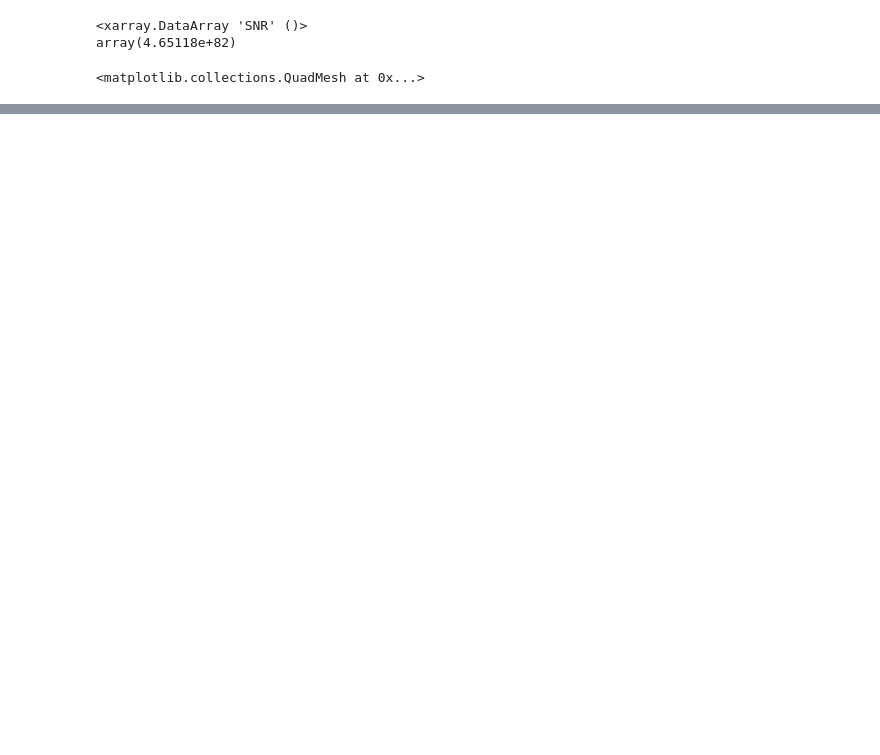
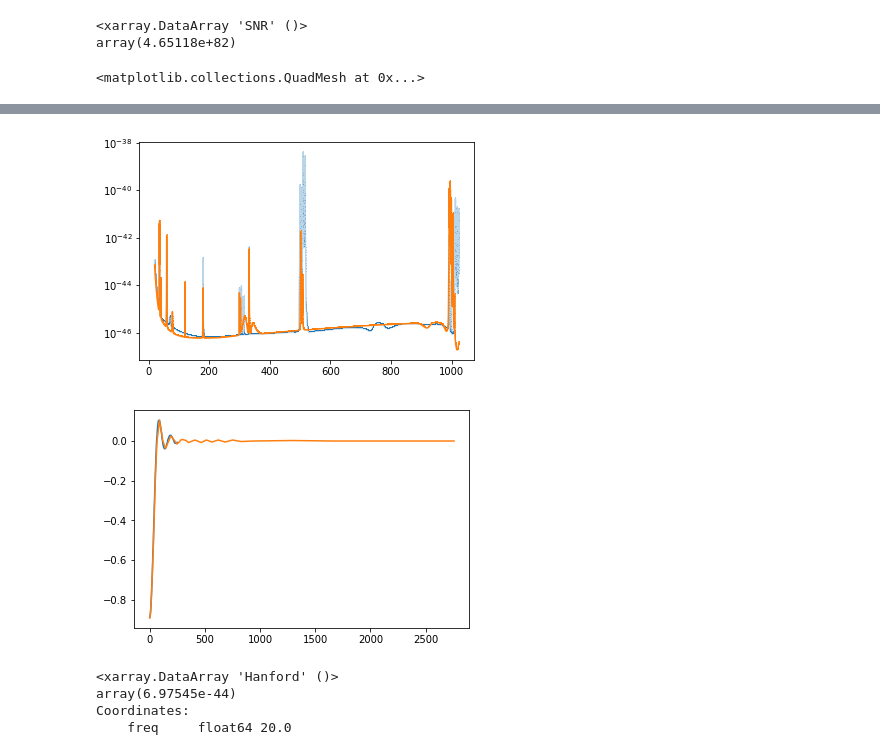
Before and after one commit to afarah18/stochastic_cosmo, a Jupyter notebook: horizon_dist_calculator.ipynb, the cells around one changed output, grey strips where cells are left out. Drawn from its saved outputs; the diff is of its cells as text; code cells hidden in the pictures; blank space fills up the shorter version.

```diff
--- a/horizon_dist_calculator.ipynb
+++ b/horizon_dist_calculator.ipynb
@@ -416,6 +417,6 @@ $1.6212578 \times 10^{74} \; \mathrm{}$
 # %%
-olr_below = np.genfromtxt("data/overlap_reduction_below_200hz.csv",delimiter=',')
-olr_below=olr_below[:-2]
+# olr_below = np.genfromtxt("data/overlap_reduction_below_200hz.csv",delimiter=',')
+# olr_below=olr_below[:-2]
 # olr_above=np.genfromtxt("data/overlap_reduction_above_200hz.csv",delimiter=',')
 # PSDs = pd.read_csv("data/GWTC1_GW150914_PSDs.dat",sep='\t')
 #janky way to enforce equal masses with 30 Msun cirp mass
@@ -499,0 +556,15 @@ np.interp(50, f, array)
+# %%
+plt.plot(PSDs['# Freq (Hz)'],PSDs['LIGO_Livingston_PSD (1/Hz)'],marker=',',alpha=0.3)
+plt.plot(PSDs['# Freq (Hz)'],PSDs['LIGO_Hanford_PSD (1/Hz)'],marker=',')
+# plt.xlim(10,800)
+plt.yscale('log')
+plt.show()
+
+plt.plot(olr_below[:,0],olr_below[:,1])
+plt.plot(olr_above[:,0],olr_above[:,1])
+plt.show()
+
+#todo: plot integrand and see if its approximateable
+# %% [output]
+[figure, added]
+[figure, added]
@@ -499,0 +577,7 @@ np.interp(50, f, array)
+# %%
+PSD_xr.sel(freq=20,method='nearest').Hanford
+# %% [output]
+<xarray.DataArray 'Hanford' ()>
+array(6.97545e-44)
+Coordinates:
+    freq     float64 20.0
```
Also changed, not shown: parts of 15 cells of this notebook.
